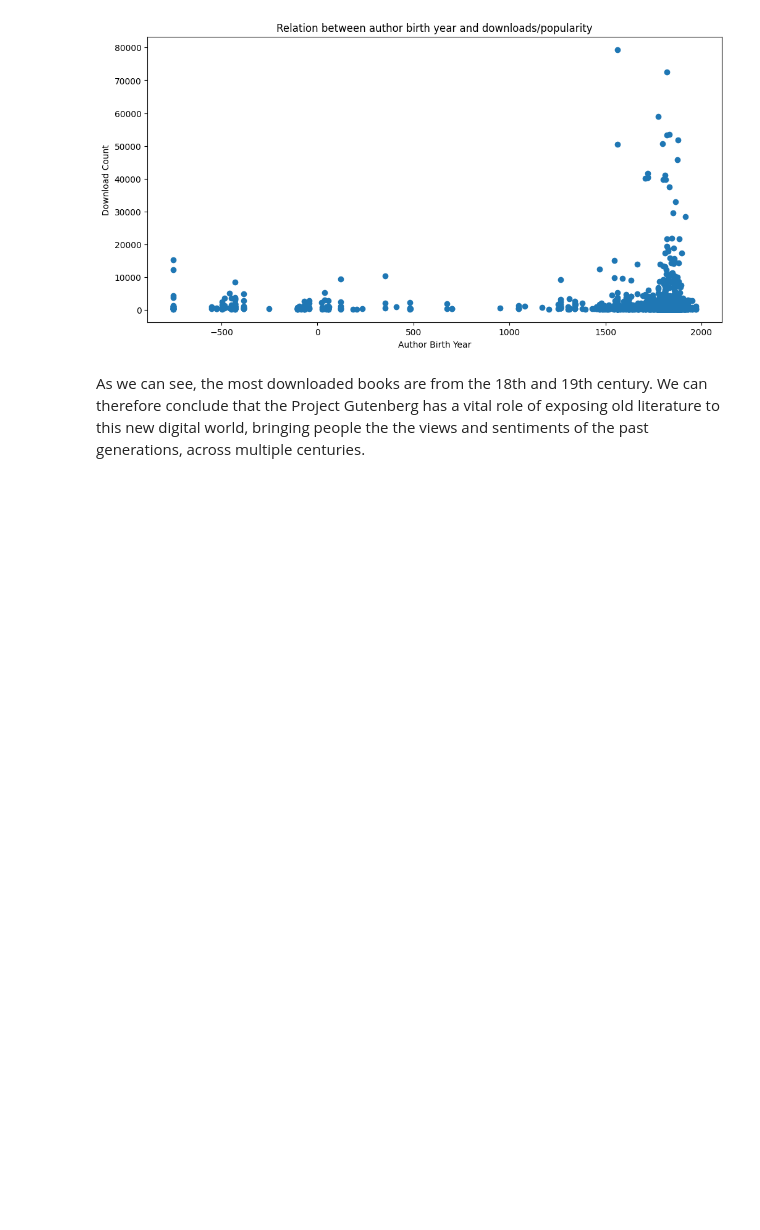
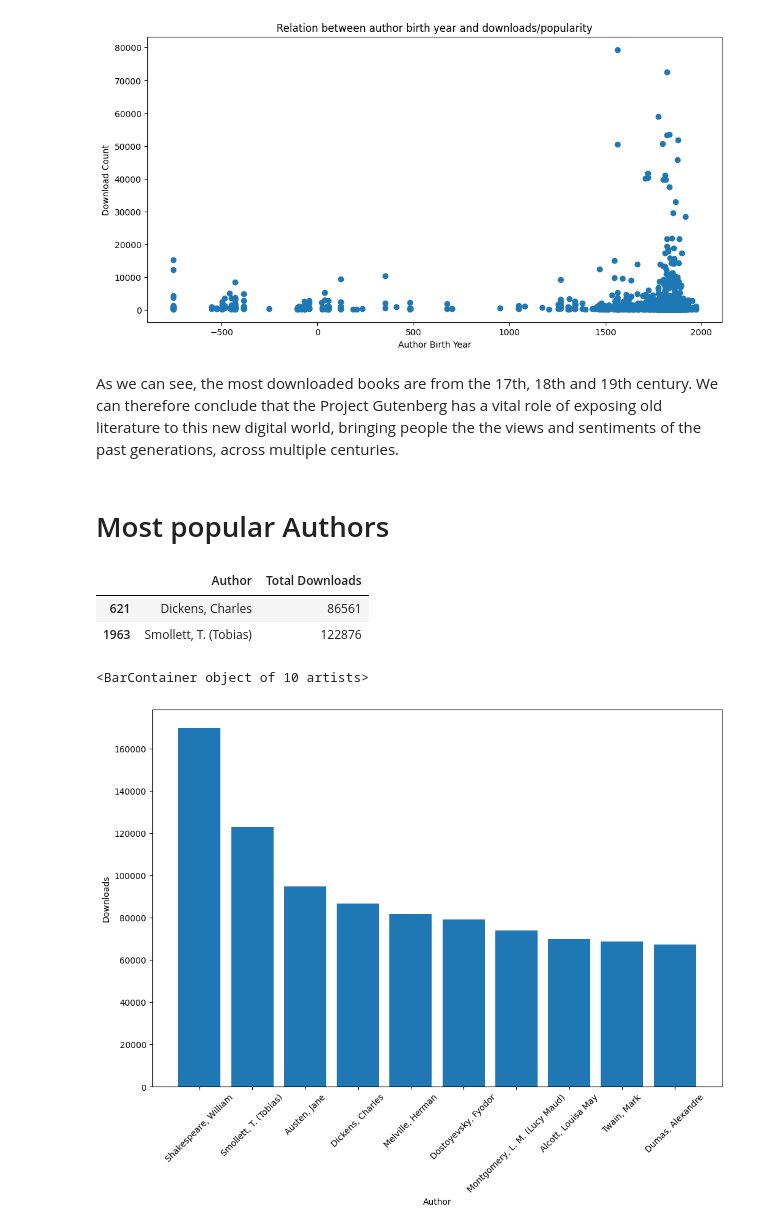
Before and after one commit to mbellucio/ipsense-selection, a Jupyter notebook: main.ipynb, the cells around one changed output. Cells and saved outputs as stored; diff of their text form; code cells hidden in the pictures; blank space fills up the shorter version.

Commit message:
Most popular authors

```diff
--- a/main.ipynb
+++ b/main.ipynb
@@ -210,4 +210,30 @@ plt.show()
 # %% [output]
 [figure]
 # %% [markdown]
-As we can see, the most downloaded books are from the 18th and 19th century. We can therefore conclude that the Project Gutenberg has a vital role of exposing old literature to this new digital world, bringing people the the views and sentiments of the past generations, across multiple centuries.
+As we can see, the most downloaded books are from the 17th, 18th and 19th century. We can therefore conclude that the Project Gutenberg has a vital role of exposing old literature to this new digital world, bringing people the the views and sentiments of the past generations, across multiple centuries.
+# %% [markdown]
+# Most popular Authors
+# %%
+df_books['first_author'] = df_books['authors'].apply(lambda x: x[0]['name'] if isinstance(x, list) and len(x) > 0 else 'Unknown')
+
+author_download_counts = df_books.groupby('first_author').agg({'download_count': 'sum'}).reset_index()
+author_download_counts.columns = ['Author', 'Total Downloads']
+author_download_counts = author_download_counts[author_download_counts['Author'] != 'Various']
+author_download_counts = author_download_counts.sort_values('Total Downloads', ascending=False)[1:11]
+# %%
+author_download_counts.sample(2)
+# %% [output]
+|  | Author | Total Downloads |
+| 621 | Dickens, Charles | 86561 |
+| 1963 | Smollett, T. (Tobias) | 122876 |
+# %%
+plt.figure(figsize=(12, 8))
+plt.xticks(fontsize=10, rotation=45)
+plt.yticks(fontsize=10)
+plt.xlabel('Author')
+plt.ylabel('Downloads')
+
+plt.bar(author_download_counts['Author'], author_download_counts['Total Downloads'])
+# %% [output]
+<BarContainer object of 10 artists>
+[figure, added]
```
Also changed, not shown: parts of 1 cell of this notebook.
